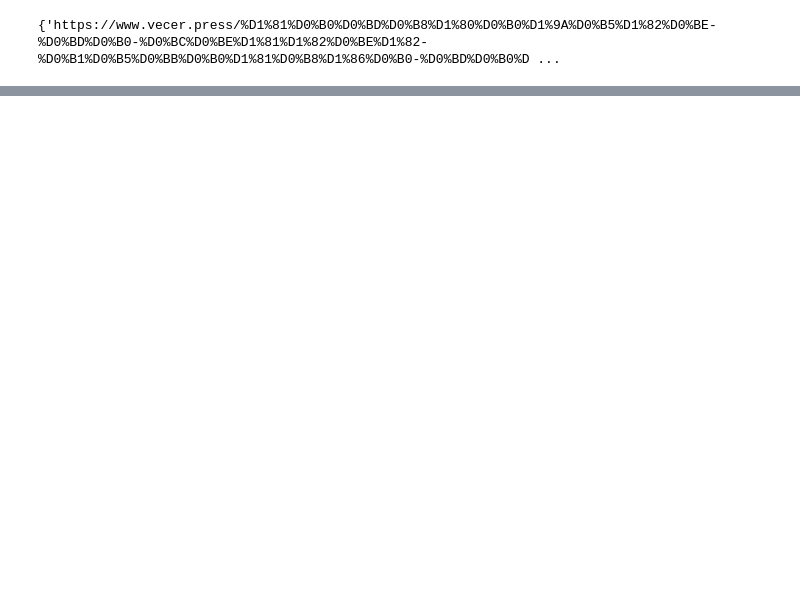
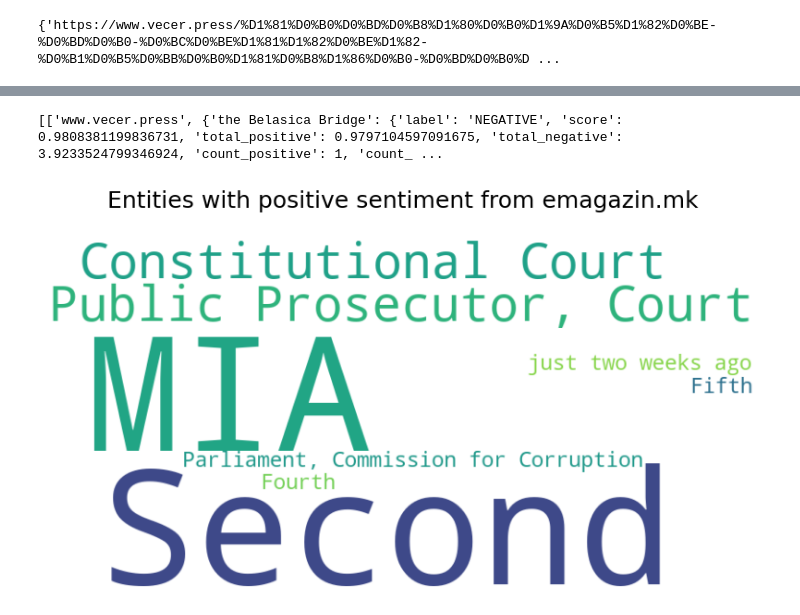
Before and after one commit to blagojpetkov/Data_Science_Project, a Jupyter notebook: Data Science Project Jupyter Notebook.ipynb, the cells around one changed output, grey strips where cells are left out. Cells and saved outputs as stored; diff of their text form; code cells hidden in the pictures; blank space fills up the shorter version.

Commit message:
Add wordcloud

```diff
--- a/Data Science Project Jupyter Notebook.ipynb
+++ b/Data Science Project Jupyter Notebook.ipynb
@@ -698,11 +698,11 @@ for time_url in list_of_time_mk_urls:
                 unsuccessfully_accessed_sites.append(real_url)
           else:
             successfully_accessed_sites.append(real_url)
-            successfully_accessed_hostnames.append(urlparse(real_url).netloc)
+            successfully_accessed_hostnames.append(urlparse(real_url).hostname)
             # Gets the html content for each response
             content = response.content
             # Gets the hostname for each url
-            hostname = urlparse(real_url).netloc
+            hostname = urlparse(real_url).hostname
             if hostname == "www.vecer.press":
                 parsedTexts.append(parseVecerNews(real_url, content))
             elif hostname == "mk.tv21.tv":
@@ -1124,6 +1105,6 @@ def extract_entities_and_sentiment(text):
 entity_sentiments = []
 google_translated_texts_list = list(google_translated_texts.items())
 url_sentiments = []
-for url_translated_text in google_translated_texts_list[:1]:
+for url_translated_text in google_translated_texts_list:
     entity_sentiments = extract_entities_and_sentiment(url_translated_text[1])
     url_sentiments.append([url_translated_text[0], entity_sentiments])
@@ -1149,0 +1155,41 @@ url_sentiments
+# %%
+# Transform from url_sentiments list to hostname_sentiments list
+# Merge the sentiment values for the same entity
+# Append the sentiment values for new entities
+hostname_sentiments = {}
+
+for url, sentiments in url_sentiments:
+    hostname = get_hostname(url)
+    if hostname not in hostname_sentiments:
+        hostname_sentiments[hostname] = sentiments
+    else:
+        hostname_sentiments[hostname] = merge_sentiments(hostname_sentiments[hostname], sentiments)
+
+# Convert the dictionary back to a list
+hostname_sentiments_list = [[hostname, sentiments] for hostname, sentiments in hostname_sentiments.items()]
+
+print(hostname_sentiments_list)
+# %% [output]
+[['www.vecer.press', {'the Belasica Bridge': {'label': 'NEGATIVE', 'score': 0.9808381199836731, 'total_positive': 0.9797104597091675, 'total_negative': 3.9233524799346924, 'count_positive': 1, 'count_ ...
+# %%
+import matplotlib.pyplot as plt
+from wordcloud import WordCloud
+
+data = hostname_sentiments_list
+hostname_index = 8
+# %%
+
+# Extract entities and their respective counts (here I'm using the positive counts)
+word_frequencies = {entity: details['count_positive'] for entity, details in data[hostname_index][1].items()}
+
+# Create a word cloud
+wordcloud = WordCloud(width=800, height=400, background_color="white").generate_from_frequencies(word_frequencies)
+
+
+plt.figure(figsize=(10,5))
+plt.imshow(wordcloud, interpolation='bilinear')
+plt.axis("off")
+plt.title("Entities with positive sentiment from " + data[hostname_index][0], fontsize=18, pad=20)  # Adding a title here
+plt.show()
+# %% [output]
+[figure, added]
```
Also changed, not shown: parts of 23 cells of this notebook.
